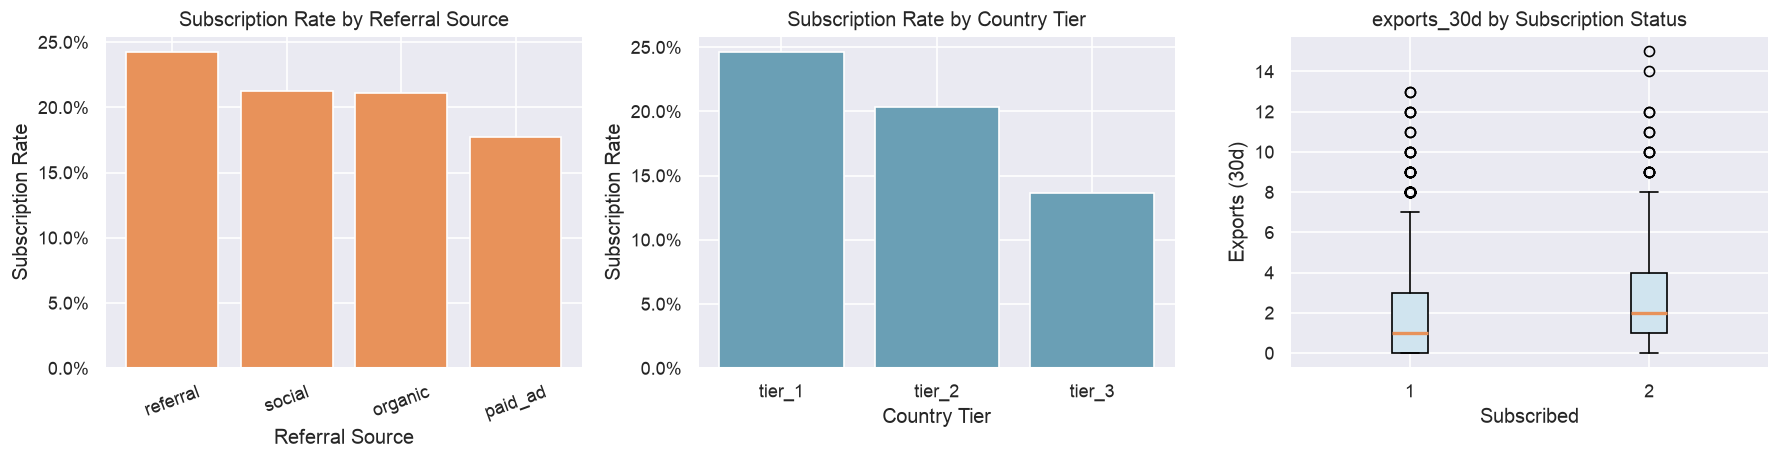
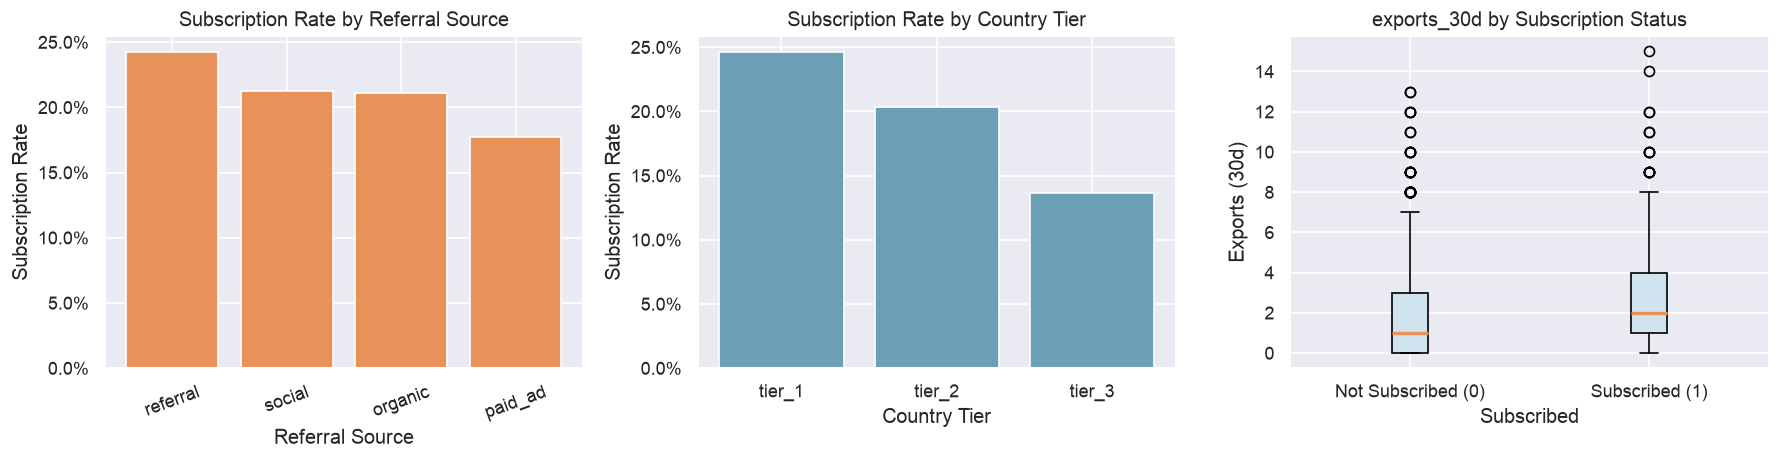
The change to this notebook cell's code, shown as a diff; its figure went from the first image to the second:
--- before
+++ after
@@ -22,9 +22,14 @@
 # Plot 3 — exports_30d distribution by subscribed (0 vs 1)
 not_sub = df_sub.loc[df_sub['subscribed'] == 0, 'exports_30d']
-sub     = df_sub.loc[df_sub['subscribed'] == 1, 'exports_30d']
-axes[2].boxplot([not_sub, sub], label=['Not Subscribed (0)', 'Subscribed (1)'],
-                patch_artist=True,
-                boxprops=dict(facecolor='#d0e4ef'),
-                medianprops=dict(color=ACCENT, linewidth=2))
+sub = df_sub.loc[df_sub['subscribed'] == 1, 'exports_30d']
+
+axes[2].boxplot(
+    [not_sub, sub],
+    tick_labels=['Not Subscribed (0)', 'Subscribed (1)'],
+    patch_artist=True,
+    boxprops=dict(facecolor='#d0e4ef'),
+    medianprops=dict(color=ACCENT, linewidth=2)
+)
+
 axes[2].set_title('exports_30d by Subscription Status')
 axes[2].set_xlabel('Subscribed')

Commit: Update IAT461_A2_Scaffold_empty.ipynb